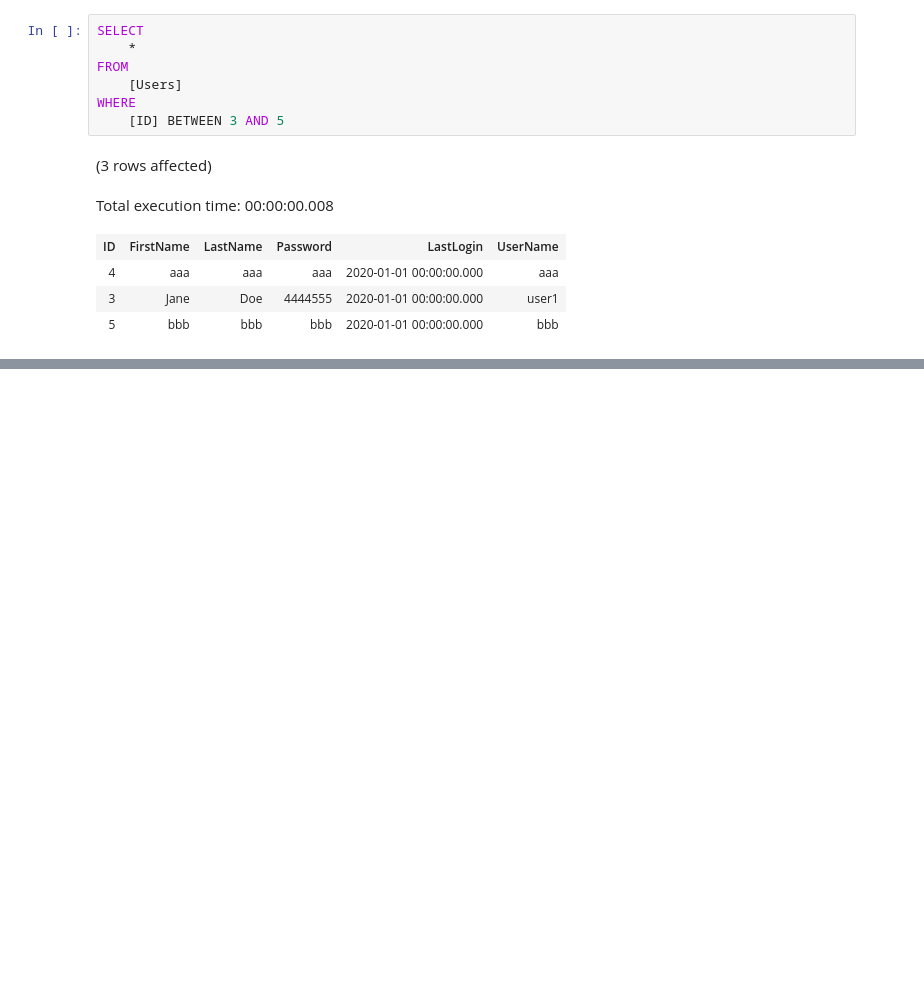
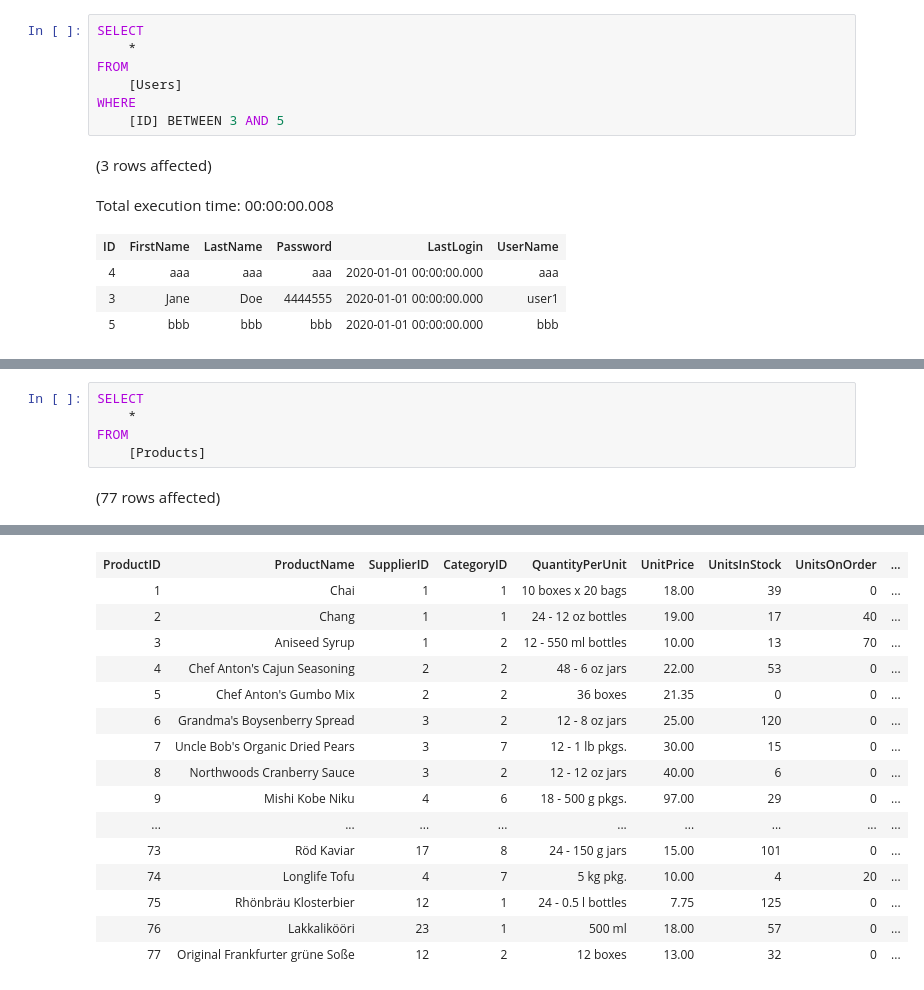
Before and after one commit to Simonsbs/D290323ER_SQL, a Jupyter notebook: Lesson2-Select.ipynb, the cells around one changed output, grey strips where cells are left out. Drawn from its saved outputs; the diff is of its cells as text; blank space fills up the shorter version.

```diff
--- a/Lesson2-Select.ipynb
+++ b/Lesson2-Select.ipynb
@@ -85,0 +91,7 @@ Total execution time: 00:00:00.008
+# %%
+SELECT
+    *
+FROM
+    [Products]
+# %% [output]
+(77 rows affected)
@@ -85,0 +99,16 @@ Total execution time: 00:00:00.008
+| ProductID | ProductName | SupplierID | CategoryID | QuantityPerUnit | UnitPrice | UnitsInStock | UnitsOnOrder | ... |
+| 1 | Chai | 1 | 1 | 10 boxes x 20 bags | 18.00 | 39 | 0 | ... |
+| 2 | Chang | 1 | 1 | 24 - 12 oz bottles | 19.00 | 17 | 40 | ... |
+| 3 | Aniseed Syrup | 1 | 2 | 12 - 550 ml bottles | 10.00 | 13 | 70 | ... |
+| 4 | Chef Anton's Cajun Seasoning | 2 | 2 | 48 - 6 oz jars | 22.00 | 53 | 0 | ... |
+| 5 | Chef Anton's Gumbo Mix | 2 | 2 | 36 boxes | 21.35 | 0 | 0 | ... |
+| 6 | Grandma's Boysenberry Spread | 3 | 2 | 12 - 8 oz jars | 25.00 | 120 | 0 | ... |
+| 7 | Uncle Bob's Organic Dried Pears | 3 | 7 | 12 - 1 lb pkgs. | 30.00 | 15 | 0 | ... |
+| 8 | Northwoods Cranberry Sauce | 3 | 2 | 12 - 12 oz jars | 40.00 | 6 | 0 | ... |
+| 9 | Mishi Kobe Niku | 4 | 6 | 18 - 500 g pkgs. | 97.00 | 29 | 0 | ... |
+| ... | ... | ... | ... | ... | ... | ... | ... | ... |
+| 73 | Röd Kaviar | 17 | 8 | 24 - 150 g jars | 15.00 | 101 | 0 | ... |
+| 74 | Longlife Tofu | 4 | 7 | 5 kg pkg. | 10.00 | 4 | 20 | ... |
+| 75 | Rhönbräu Klosterbier | 12 | 1 | 24 - 0.5 l bottles | 7.75 | 125 | 0 | ... |
+| 76 | Lakkalikööri | 23 | 1 | 500 ml | 18.00 | 57 | 0 | ... |
+| 77 | Original Frankfurter grüne Soße | 12 | 2 | 12 boxes | 13.00 | 32 | 0 | ... |
```
Also changed, not shown: parts of 6 cells of this notebook.
